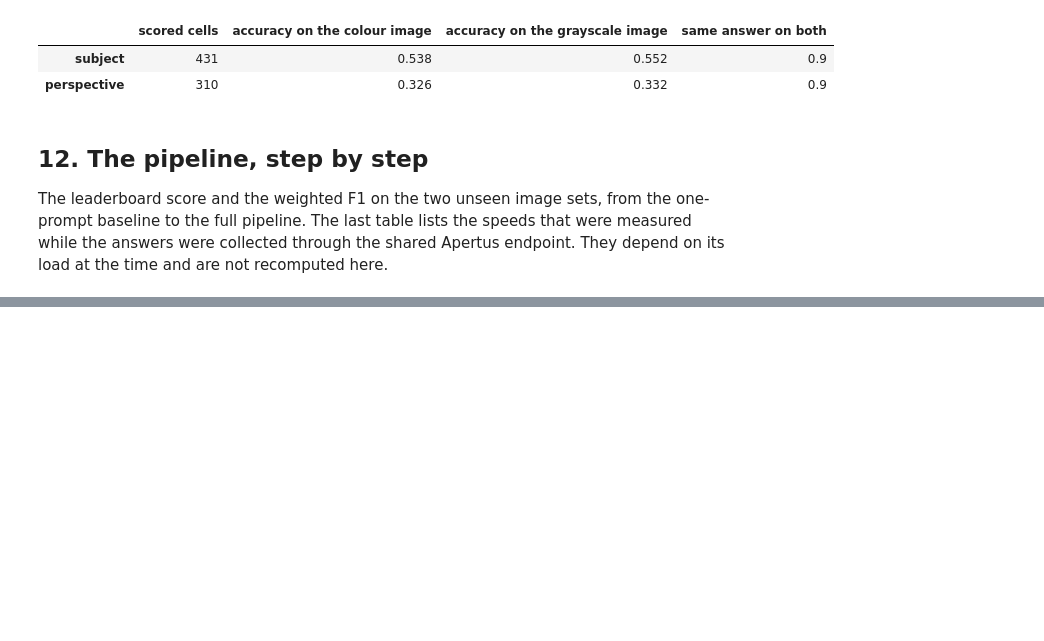
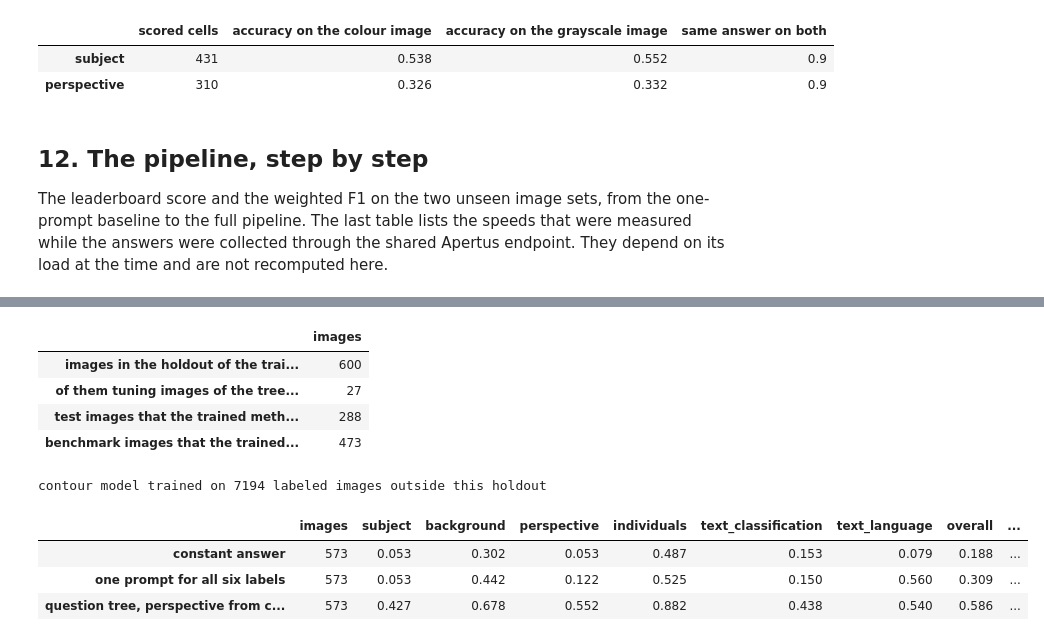
Before and after one commit to Kai360-dot/galaxus-hackathon-challenge, a Jupyter notebook: src/question_tree_results.ipynb, the cells around one changed output, grey strips where cells are left out. Drawn from its saved outputs; the diff is of its cells as text; code cells hidden in the pictures; blank space fills up the shorter version.

```diff
--- a/src/question_tree_results.ipynb
+++ b/src/question_tree_results.ipynb
@@ -742,0 +754,33 @@ benchmark
+# %%
+reference = data.reference_holdout(train)
+used_for_tuning = reference["image_id"].isin(sets["tune"]["image_id"])
+display(pd.Series({
+    "images in the holdout of the trained methods": len(reference),
+    "of them tuning images of the tree, left out here": int(used_for_tuning.sum()),
+    "test images that the trained methods train on": int((~sets["test"]["image_id"].isin(reference["image_id"])).sum()),
+    "benchmark images that the trained methods train on": int((~sets["benchmark"]["image_id"].isin(reference["image_id"])).sum()),
+}).to_frame("images"))
+
+unseen = reference[~used_for_tuning].reset_index(drop=True)
+reference_answers = ask.read_answers(STORE / f"answers_reference_holdout_{MODEL_8B}.jsonl").reindex(unseen["image_id"])
+by_tree = evaluate.tree_predictions(reference_answers, evaluate.measure_backdrops(unseen))
+outside = labeled[~labeled["product_id"].isin(set(reference["product_id"]))]
+view_model = contours.PerspectiveModel().fit(outside, contours.measure(outside))
+view = pd.Series(view_model.predict(unseen, contours.measure(unseen)), index=unseen["image_id"])
+print(f"contour model trained on {len(outside)} labeled images outside this holdout")
+evaluate.score_table({
+    "constant answer": evaluate.constant_predictions(unseen),
+    "one prompt for all six labels": baseline,
+    "question tree, perspective from contours": evaluate.with_perspective(by_tree, view),
+}, unseen)
+# %% [output]
+|  | images |
+| images in the holdout of the trai... | 600 |
+| of them tuning images of the tree... | 27 |
+| test images that the trained meth... | 288 |
+| benchmark images that the trained... | 473 |
+contour model trained on 7194 labeled images outside this holdout
+|  | images | subject | background | perspective | individuals | text_classification | text_language | overall | ... |
+| constant answer | 573 | 0.053 | 0.302 | 0.053 | 0.487 | 0.153 | 0.079 | 0.188 | ... |
+| one prompt for all six labels | 573 | 0.053 | 0.442 | 0.122 | 0.525 | 0.150 | 0.560 | 0.309 | ... |
+| question tree, perspective from c... | 573 | 0.427 | 0.678 | 0.552 | 0.882 | 0.438 | 0.540 | 0.586 | ... |
```
Also changed, not shown: parts of 3 cells of this notebook, 2 other files.
